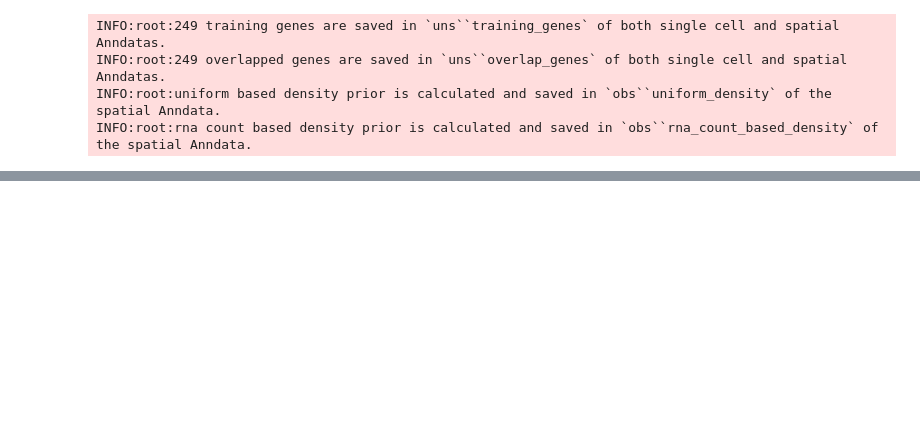
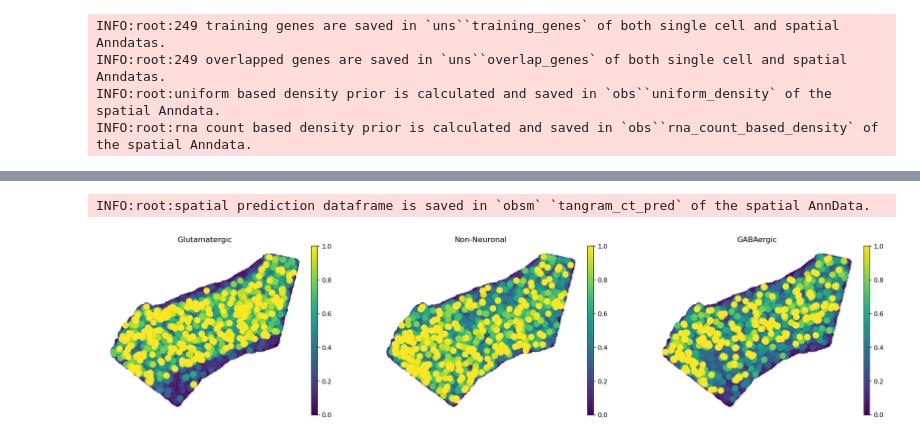
Before and after one commit to 11e11/Tangram, a Jupyter notebook: mytest.ipynb, the cells around one changed output, grey strips where cells are left out. Saved outputs shown, nothing was run; the diff lists cells and outputs as text; code cells hidden in the pictures; blank space fills up the shorter version.

Commit message:
plot_cell_annotation_sc_mytest

```diff
--- a/mytest.ipynb
+++ b/mytest.ipynb
@@ -7,3 +31,3 @@ import scanpy as sc
 # %%
-# ad_sp = sc.read_h5ad('/home/pxy/home/pxy/Tangram/data/test_ad_sp.h5ad')
-# ad_sc = sc.read_h5ad('/home/pxy/home/pxy/Tangram/data/test_ad_sc.h5ad')
+ad_sp = sc.read_h5ad('/home/pxy/home/pxy/Tangram/data/test_ad_sp.h5ad')
+ad_sc = sc.read_h5ad('/home/pxy/home/pxy/Tangram/data/test_ad_sc.h5ad')
@@ -126,0 +99,10 @@ KeysView(AxisArrays with keys: )
+# %%
+ad_sp.obsm['spatial'] = ad_sp.obs[['x', 'y']].values
+# %%
+tg.project_cell_annotations(ad_map, ad_sp, annotation="class_label")
+annotation_list = list(pd.unique(ad_sc.obs['class_label']))
+tg.plot_cell_annotation_sc(ad_sp, annotation_list,spot_size=100,        # 可根据实际点大小调整
+    scale_factor=1.0, perc=0.02)
+# %% [output]
+INFO:root:spatial prediction dataframe is saved in `obsm` `tangram_ct_pred` of the spatial AnnData.
+[figure, added]
```
Also changed, not shown: parts of 14 cells of this notebook, 2 other files.
